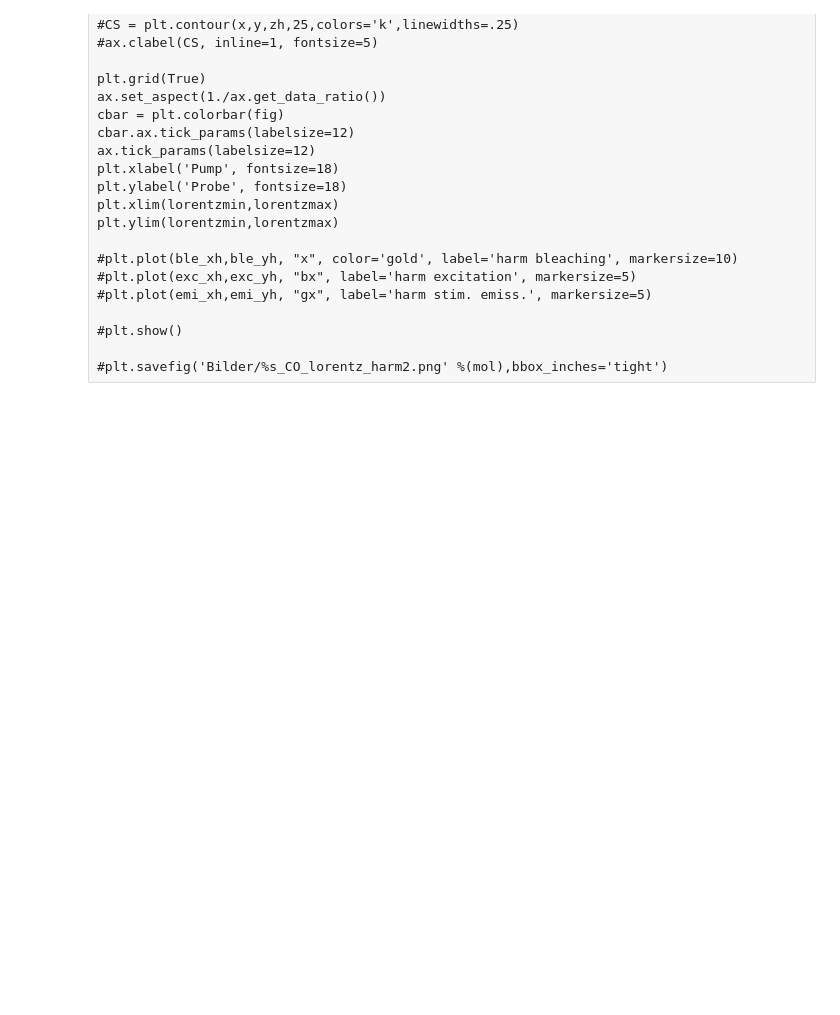
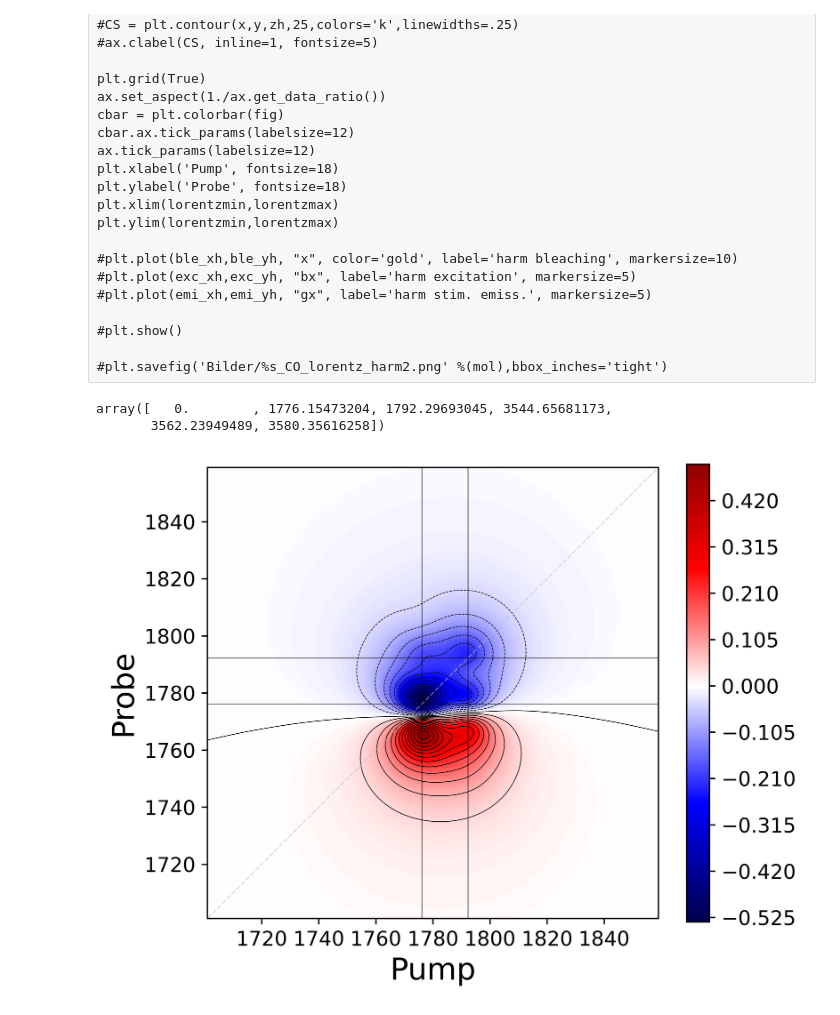
Before and after one commit to chjacob-tubs/Vibrations2D, a Jupyter notebook: 2DIR.ipynb, the cells around one changed output. Drawn from its saved outputs; the diff is of its cells as text; code cells hidden in the pictures; blank space fills up the shorter version.

```diff
--- a/2DIR.ipynb
+++ b/2DIR.ipynb
@@ -500,3 +492,47 @@ plt.ylim(lorentzmin,lorentzmax)
 #plt.show()
 
 #plt.savefig('Bilder/%s_CO_lorentz_harm2.png' %(mol),bbox_inches='tight')
+# %%
+e_level
+# %% [output]
+array([   0.        , 1776.15473204, 1792.29693045, 3544.65681173,
+       3562.23949489, 3580.35616258])
+# %%
+lssmall = 9
+lsmedium = 12
+lslarge = 18
+
+
+# PLOT THE ANHARMONIC 2D IR SPECTRUM
+
+fig, ax = plt.subplots(dpi=600,figsize=(6,5))
+
+plt.vlines([e_level[1],e_level[2]], lorentzmin,lorentzmax, colors='k', linewidth=.65, alpha=.5)
+plt.hlines([e_level[1],e_level[2]], lorentzmin,lorentzmax, colors='k', linewidth=.65, alpha=.5)
+plt.plot([0,lorentzmax], [0,lorentzmax], ls="--", c="0.75", linewidth=.75, alpha=.5)
+
+#plt.title('NAGNMA',fontsize=lslarge)
+
+#plt.grid(True)
+ax.set_aspect(1./ax.get_data_ratio())
+
+fig = plt.contourf(x,y,z, 500, alpha=1, cmap=plt.cm.seismic, vmax=z_val, vmin=-z_val)
+CS = plt.contour(x,y,z,25,colors='k',linewidths=.4)
+
+cbar = plt.colorbar(fig)
+cbar.ax.tick_params(labelsize=lsmedium)
+
+plt.xticks(fontsize=lsmedium)
+plt.yticks(fontsize=lsmedium)
+
+#ax.tick_params(labelsize=12)
+plt.xlabel('Pump', fontsize=lslarge)
+plt.ylabel('Probe', fontsize=lslarge)
+plt.xlim(lorentzmin+1,lorentzmax-1)
+plt.ylim(lorentzmin+1,lorentzmax-1)
+
+
+
+plt.savefig('NAGNMA_simpleapproach.png',bbox_inches='tight')
+# %% [output]
+[figure, added]
```
Also changed, not shown: parts of 10 cells of this notebook, 1 other file.
